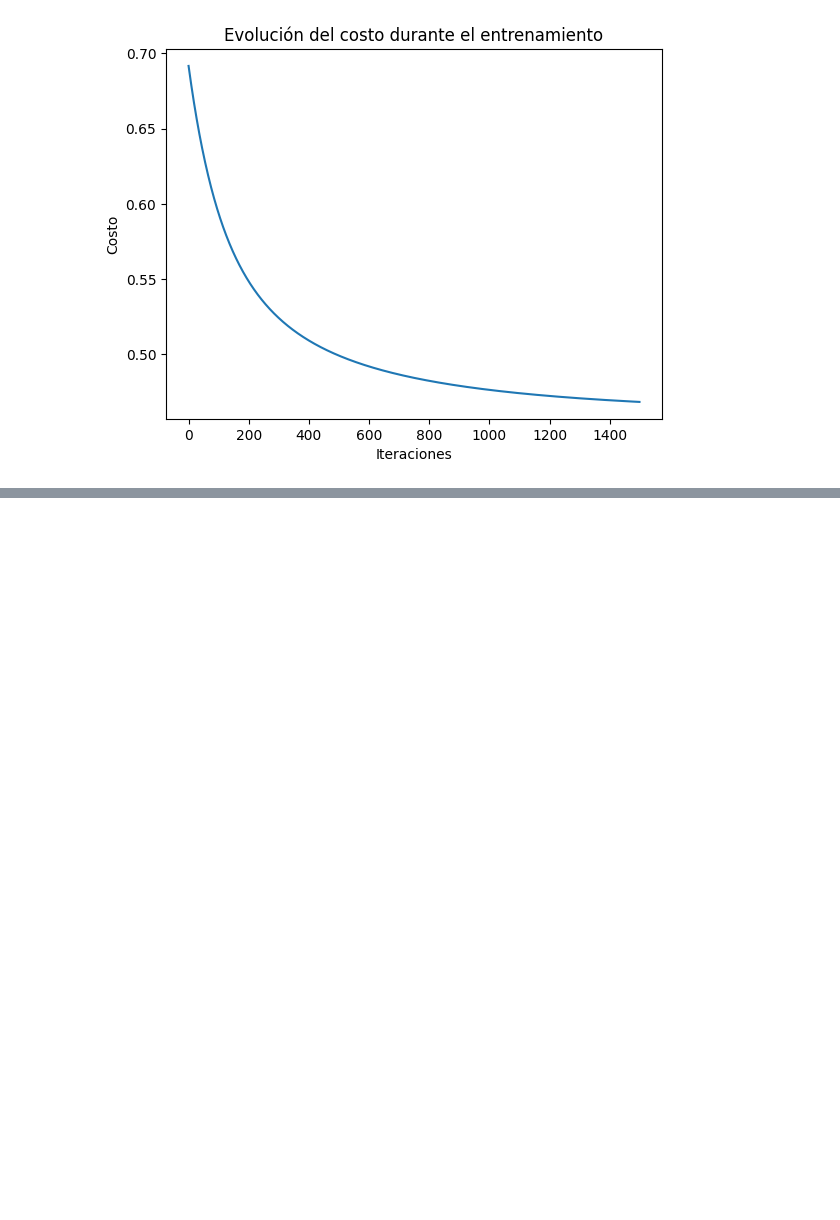
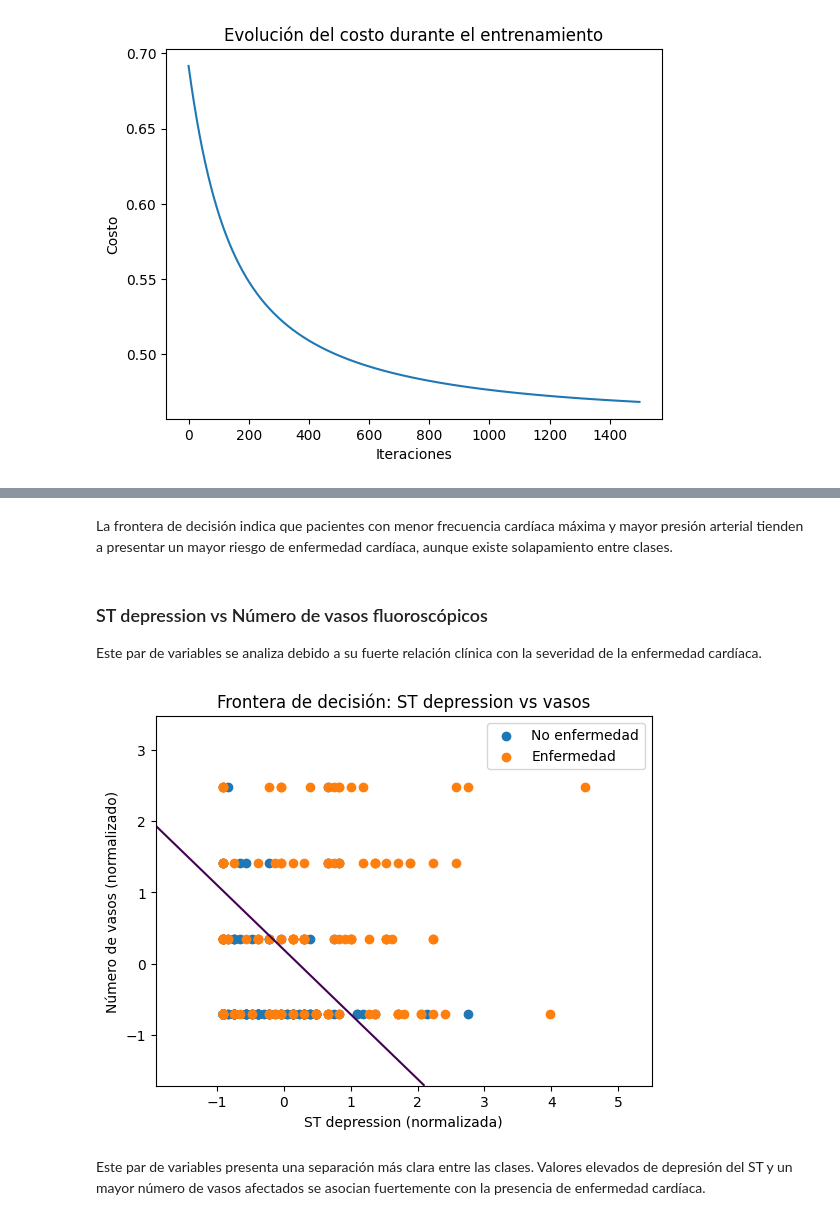
Before and after one commit to fecg2212/TDSE-Taller2, a Jupyter notebook: heart_disease_lr_analysis.ipynb, the cells around one changed output, grey strips where cells are left out. Cells and saved outputs as stored; diff of their text form; code cells hidden in the pictures; blank space fills up the shorter version.

```diff
--- a/heart_disease_lr_analysis.ipynb
+++ b/heart_disease_lr_analysis.ipynb
@@ -201,0 +338,48 @@ plt.show()
+# %% [markdown]
+La frontera de decisión indica que pacientes con menor frecuencia cardíaca máxima y mayor presión arterial tienden a presentar un mayor riesgo de enfermedad cardíaca, aunque existe solapamiento entre clases.
+# %% [markdown]
+### ST depression vs Número de vasos fluoroscópicos
+Este par de variables se analiza debido a su fuerte relación clínica con la severidad de la enfermedad cardíaca.
+# %%
+features_2d = ["ST depression", "Number of vessels fluro"]
+
+X_2d = df[features_2d].values
+y_2d = df["Heart Disease"].values
+# %%
+X_2d = (X_2d - X_2d.mean(axis=0)) / X_2d.std(axis=0)
+# %%
+w_2d = np.zeros(2)
+b_2d = 0
+
+w_2d, b_2d, _ = gradient_descent(
+    X_2d,
+    y_2d,
+    w_2d,
+    b_2d,
+    alpha=0.01,
+    iterations=1500
+)
+# %%
+x1_min, x1_max = X_2d[:, 0].min() - 1, X_2d[:, 0].max() + 1
+x2_min, x2_max = X_2d[:, 1].min() - 1, X_2d[:, 1].max() + 1
+
+xx1, xx2 = np.meshgrid(
+    np.linspace(x1_min, x1_max, 200),
+    np.linspace(x2_min, x2_max, 200)
+)
+
+Z = sigmoid(w_2d[0] * xx1 + w_2d[1] * xx2 + b_2d)
+Z = Z.reshape(xx1.shape)
+
+plt.contour(xx1, xx2, Z, levels=[0.5])
+plt.scatter(X_2d[y_2d == 0, 0], X_2d[y_2d == 0, 1], label="No enfermedad")
+plt.scatter(X_2d[y_2d == 1, 0], X_2d[y_2d == 1, 1], label="Enfermedad")
+plt.xlabel("ST depression (normalizada)")
+plt.ylabel("Número de vasos (normalizado)")
+plt.title("Frontera de decisión: ST depression vs vasos")
+plt.legend()
+plt.show()
+# %% [output]
+[figure, added]
+# %% [markdown]
+Este par de variables presenta una separación más clara entre las clases. Valores elevados de depresión del ST y un mayor número de vasos afectados se asocian fuertemente con la presencia de enfermedad cardíaca.
```
Also changed, not shown: parts of 41 cells of this notebook, 2 other files.
